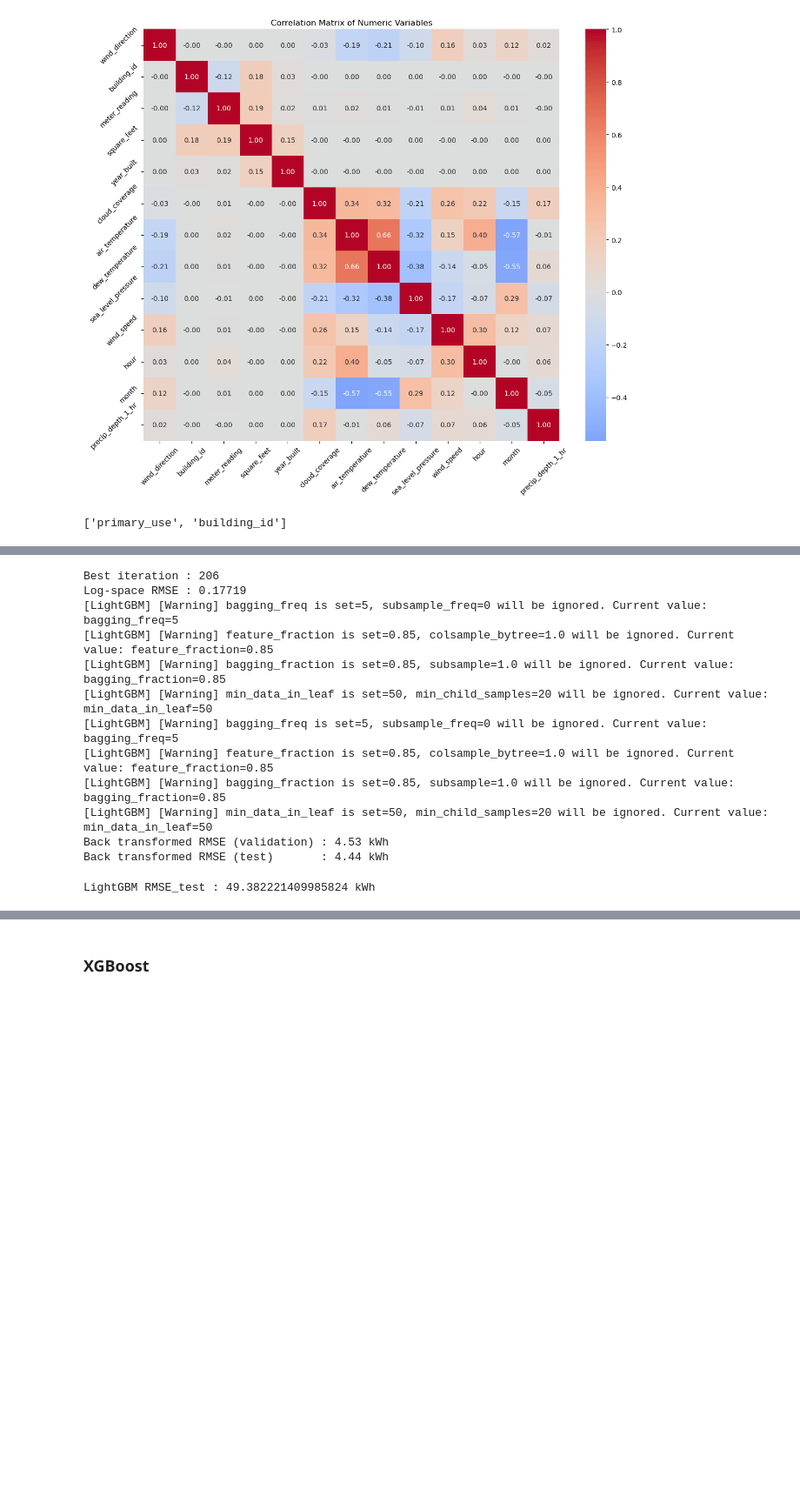
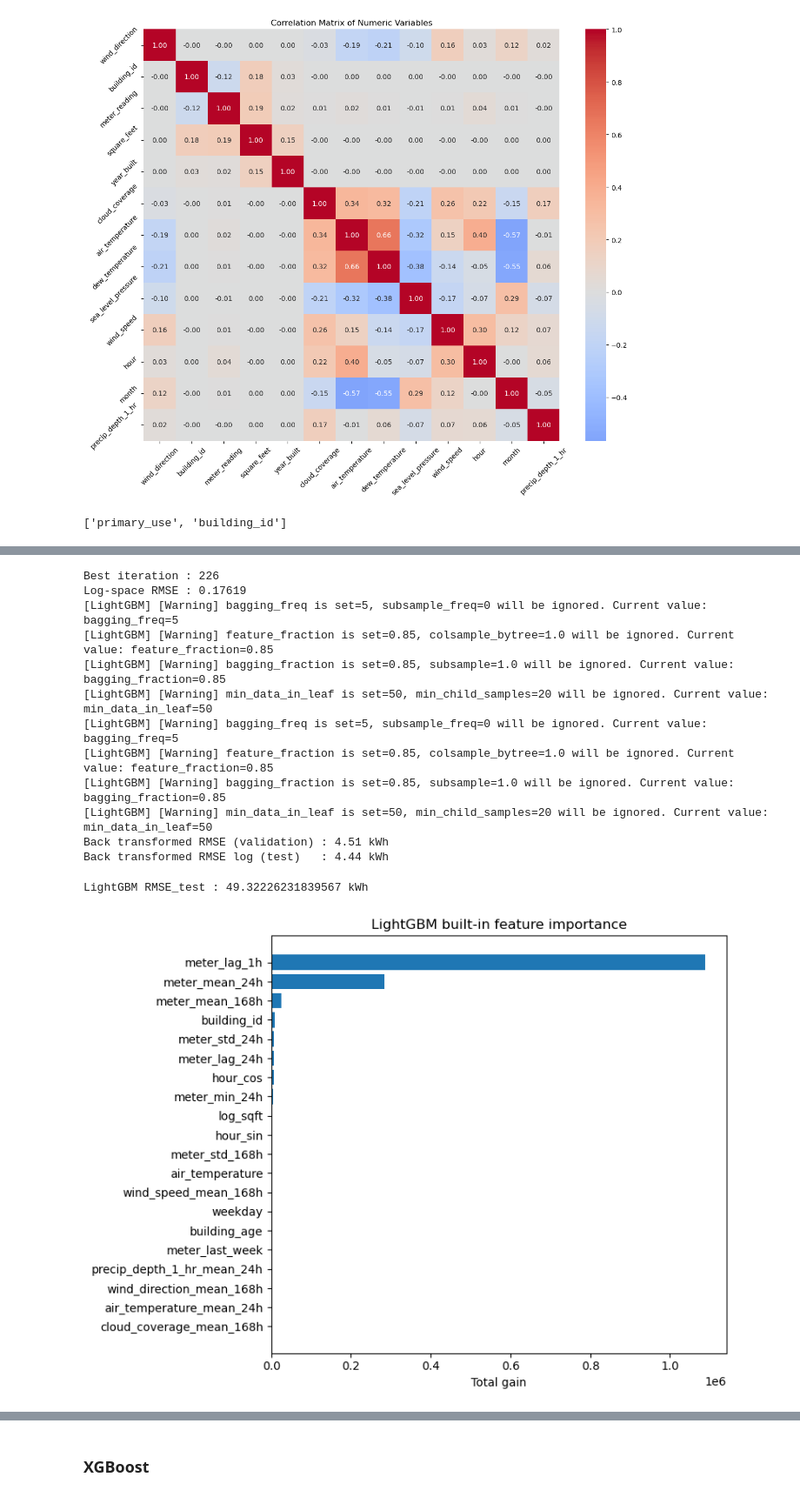
Before and after one commit to ss7172/MLforClimate, a Jupyter notebook: feature_based_models.ipynb, the cells around one changed output, grey strips where cells are left out. Shown at 87% size. Saved outputs shown, nothing was run; the diff lists cells and outputs as text; code cells hidden in the pictures; blank space fills up the shorter version.

```diff
--- a/feature_based_models.ipynb
+++ b/feature_based_models.ipynb
@@ -110,6 +111,7 @@ def make_features(
     grp = df.groupby("building_id", group_keys=False)
 
     for r in roll_hrs:
+
         df[f"meter_mean_{r}h"] = grp["meter_clipped"].transform(
             lambda x: x.rolling(r, min_periods=1).mean()
         )
@@ -130,6 +132,11 @@ def make_features(
             df[f"{col}_mean_{r}h"] = grp[col].transform(
                 lambda x: x.rolling(r, min_periods=1).mean()
             )
+    df["meter_last_week"] = (
+    df.groupby("building_id")["meter_clipped"]
+      .shift(24 * 7)                                   # 24 h × 7 d
+      .fillna(df["meter_clipped"].median())      # fallback
+)
 
     feature_cols = (
         ["hour_sin", "hour_cos", "weekday", "is_weekend",
@@ -142,6 +149,7 @@ def make_features(
         [f"meter_mean_{r}h" for r in roll_hrs] +
         [f"meter_std_{r}h"  for r in roll_hrs] +
         [f"meter_min_{r}h"  for r in roll_hrs] +
+        ["meter_last_week"] +
         (["spike_flag"] if "spike_flag" in df.columns else []) +
         ["primary_use", "building_id"]
     )
@@ -230,10 +238,10 @@ rmse_val  = np.sqrt(((np.expm1(y_hat_val)  - np.expm1(y_val)) )**2).mean()**0.5
 rmse_test = np.sqrt(((np.expm1(y_hat_test) - np.expm1(y_test)) )**2).mean()**0.5
 
 print(f"Back transformed RMSE (validation) : {rmse_val:,.2f} kWh")
-print(f"Back transformed RMSE (test)       : {rmse_test:,.2f} kWh")
+print(f"Back transformed RMSE log (test)   : {rmse_test:,.2f} kWh")
 # %% [output]
-Best iteration : 206
-Log‑space RMSE : 0.17719
+Best iteration : 226
+Log‑space RMSE : 0.17619
 [LightGBM] [Warning] bagging_freq is set=5, subsample_freq=0 will be ignored. Current value: bagging_freq=5
 [LightGBM] [Warning] feature_fraction is set=0.85, colsample_bytree=1.0 will be ignored. Current value: feature_fraction=0.85
 [LightGBM] [Warning] bagging_fraction is set=0.85, subsample=1.0 will be ignored. Current value: bagging_fraction=0.85
@@ -242,11 +250,11 @@ Log‑space RMSE : 0.17719
 [LightGBM] [Warning] feature_fraction is set=0.85, colsample_bytree=1.0 will be ignored. Current value: feature_fraction=0.85
 [LightGBM] [Warning] bagging_fraction is set=0.85, subsample=1.0 will be ignored. Current value: bagging_fraction=0.85
 [LightGBM] [Warning] min_data_in_leaf is set=50, min_child_samples=20 will be ignored. Current value: min_data_in_leaf=50
-Back transformed RMSE (validation) : 4.53 kWh
-Back transformed RMSE (test)       : 4.44 kWh
+Back transformed RMSE (validation) : 4.51 kWh
+Back transformed RMSE log (test)   : 4.44 kWh
 # %%
-diff      = np.expm1(y_hat_test) - np.expm1(y_test)   # kWh residual
-rmse_kwh  = np.sqrt(np.mean(diff ** 2))               # √(mean square)
+diff      = np.expm1(y_hat_test) - np.expm1(y_test)
+rmse_kwh  = np.sqrt(np.mean(diff ** 2))
 print("LightGBM RMSE_test :", rmse_kwh, "kWh")
 # %% [output]
-LightGBM RMSE_test : 49.382221409985824 kWh
+LightGBM RMSE_test : 49.32226231839567 kWh
@@ -252,0 +266,27 @@ LightGBM RMSE_test : 49.382221409985824 kWh
+# %%
+booster   = lgbm.booster_
+feat_names = X_train.columns.tolist()
+
+gain  = booster.feature_importance(importance_type="gain")
+split = booster.feature_importance(importance_type="split")
+
+imp_df = (
+    pd.DataFrame({
+        "feature"      : feat_names,
+        "gain"         : gain,
+        "split_count"  : split
+    })
+    .sort_values("gain", ascending=False)
+)
+
+
+
+plt.figure(figsize=(8,6))
+plt.barh(imp_df.head(20)["feature"][::-1],
+         imp_df.head(20)["gain"][::-1])
+plt.xlabel("Total gain")
+plt.title("LightGBM built‑in feature importance")
+plt.tight_layout()
+plt.show()
+# %% [output]
+[figure, added]
```
Also changed, not shown: parts of 17 cells of this notebook, 5 other files.
